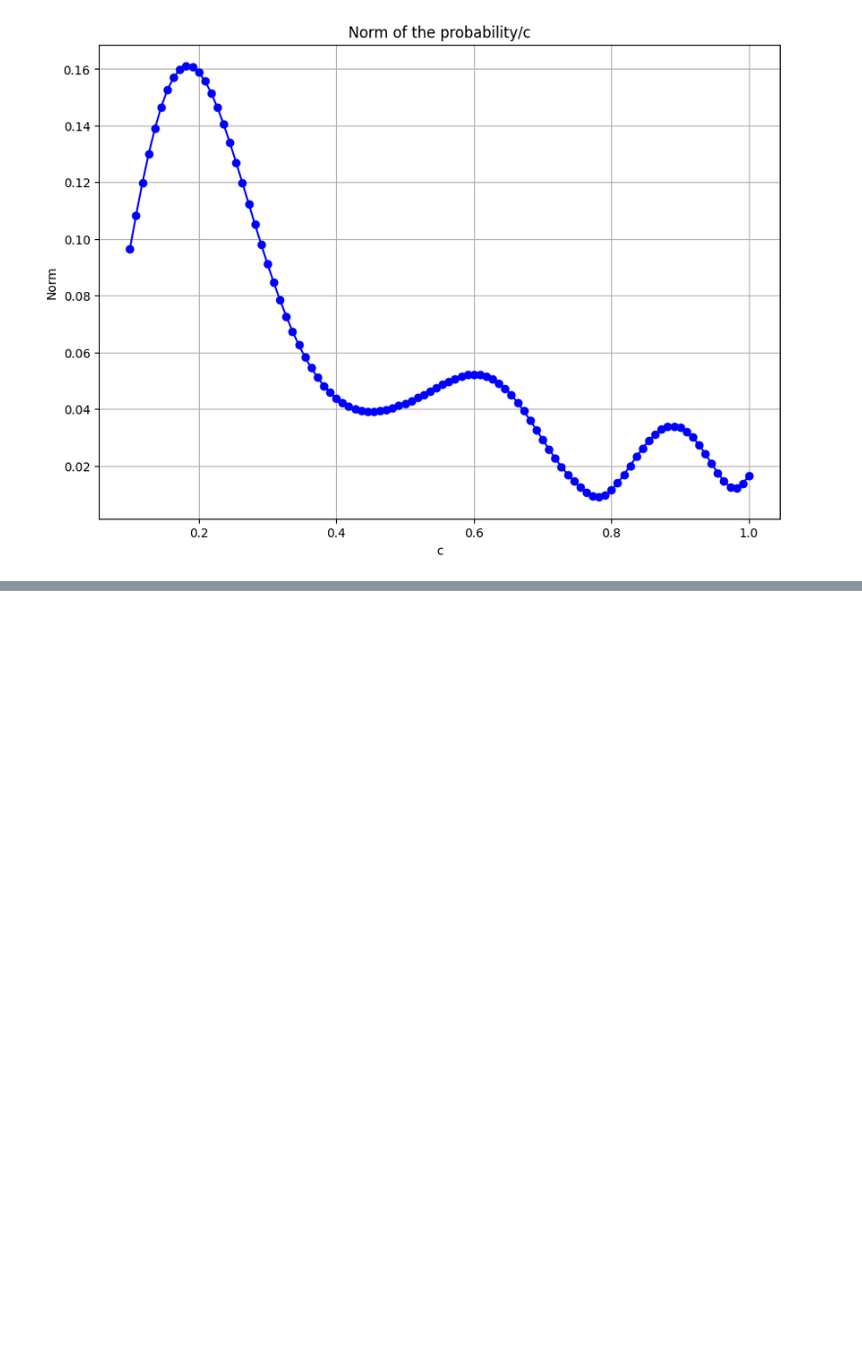
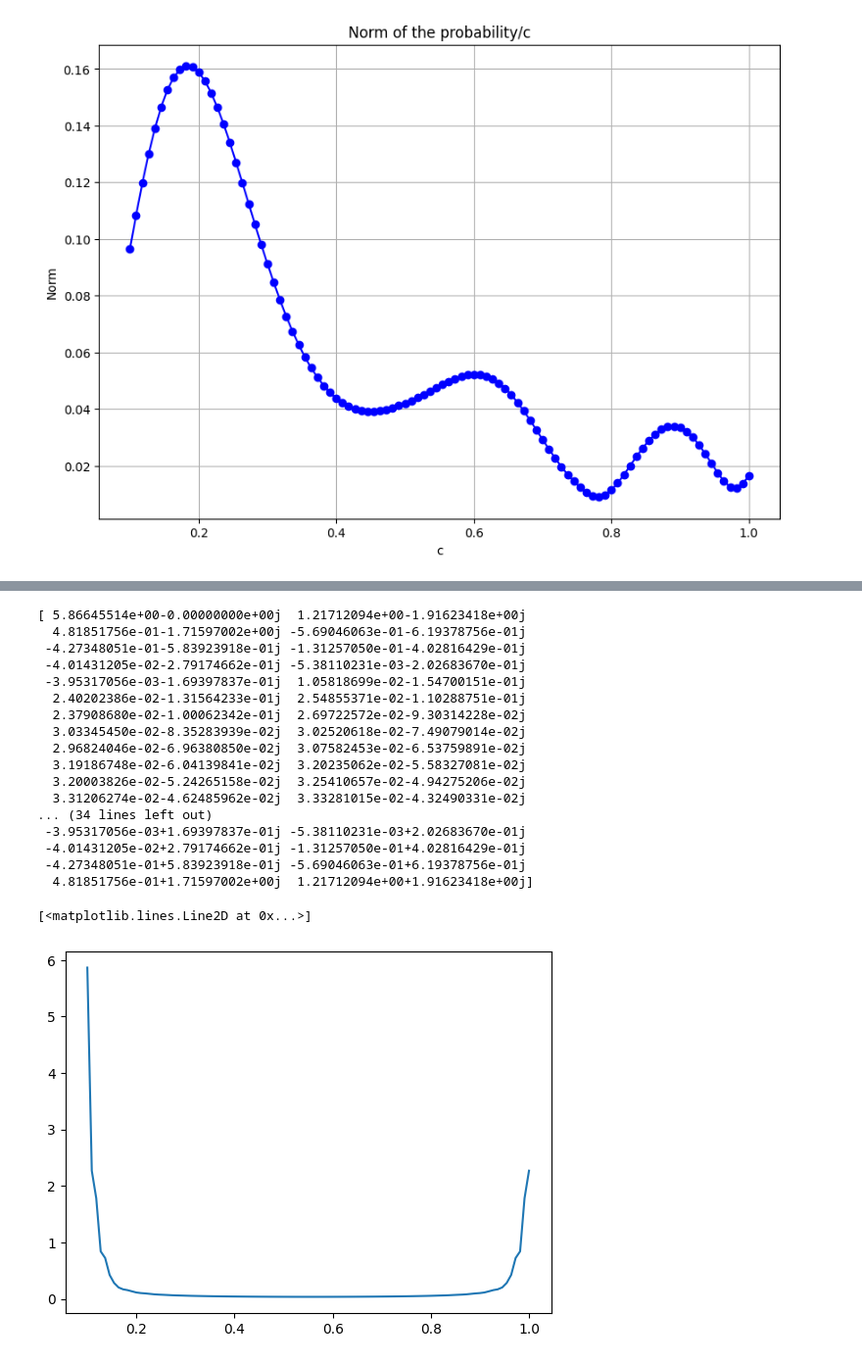
Before and after one commit to Nicofero/CITMAGA, a Jupyter notebook: b_side_approx.ipynb, the cells around one changed output, grey strips where cells are left out. Shown at 98% size. Saved outputs shown, nothing was run; the diff lists cells and outputs as text; code cells hidden in the pictures; blank space fills up the shorter version.

```diff
--- a/b_side_approx.ipynb
+++ b/b_side_approx.ipynb
@@ -897,0 +907,28 @@ plt.show()
+# %%
+ampl = fft(norm)
+print(ampl)
+# peaks = find_peaks(ampl)
+
+# print(peaks[0][0])
+
+plt.plot(arr,np.abs(ampl))
+# %% [output]
+[ 5.86645514e+00-0.00000000e+00j  1.21712094e+00-1.91623418e+00j
+  4.81851756e-01-1.71597002e+00j -5.69046063e-01-6.19378756e-01j
+ -4.27348051e-01-5.83923918e-01j -1.31257050e-01-4.02816429e-01j
+ -4.01431205e-02-2.79174662e-01j -5.38110231e-03-2.02683670e-01j
+ -3.95317056e-03-1.69397837e-01j  1.05818699e-02-1.54700151e-01j
+  2.40202386e-02-1.31564233e-01j  2.54855371e-02-1.10288751e-01j
+  2.37908680e-02-1.00062342e-01j  2.69722572e-02-9.30314228e-02j
+  3.03345450e-02-8.35283939e-02j  3.02520618e-02-7.49079014e-02j
+  2.96824046e-02-6.96380850e-02j  3.07582453e-02-6.53759891e-02j
+  3.19186748e-02-6.04139841e-02j  3.20235062e-02-5.58327081e-02j
+  3.20003826e-02-5.24265158e-02j  3.25410657e-02-4.94275206e-02j
+  3.31206274e-02-4.62485962e-02j  3.33281015e-02-4.32490331e-02j
+... (34 lines left out)
+ -3.95317056e-03+1.69397837e-01j -5.38110231e-03+2.02683670e-01j
+ -4.01431205e-02+2.79174662e-01j -1.31257050e-01+4.02816429e-01j
+ -4.27348051e-01+5.83923918e-01j -5.69046063e-01+6.19378756e-01j
+  4.81851756e-01+1.71597002e+00j  1.21712094e+00+1.91623418e+00j]
+[<matplotlib.lines.Line2D at 0x...>]
+[figure, added]
```
Also changed, not shown: parts of 5 cells of this notebook.
